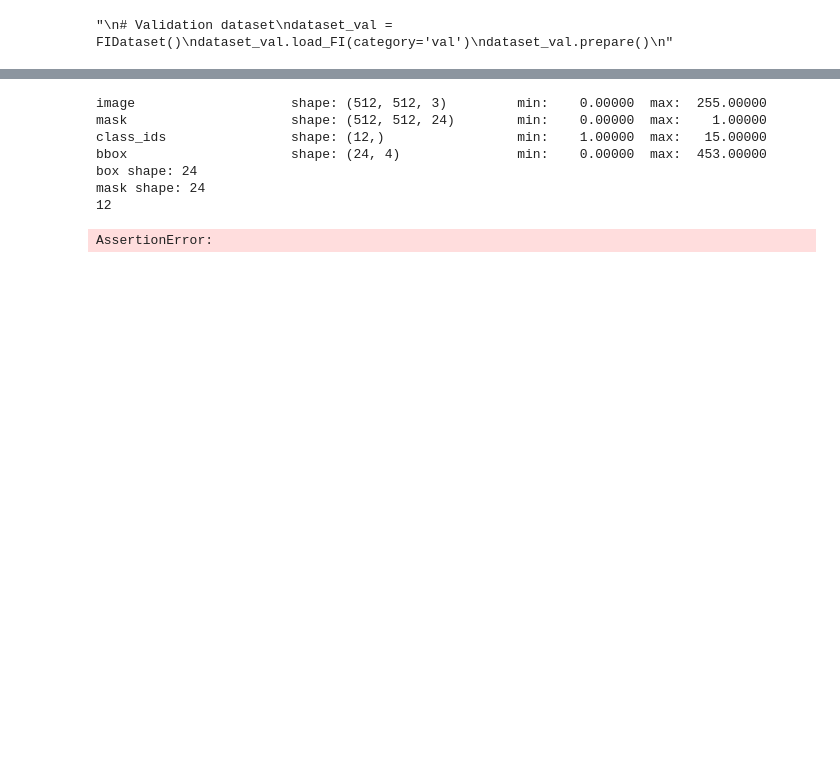
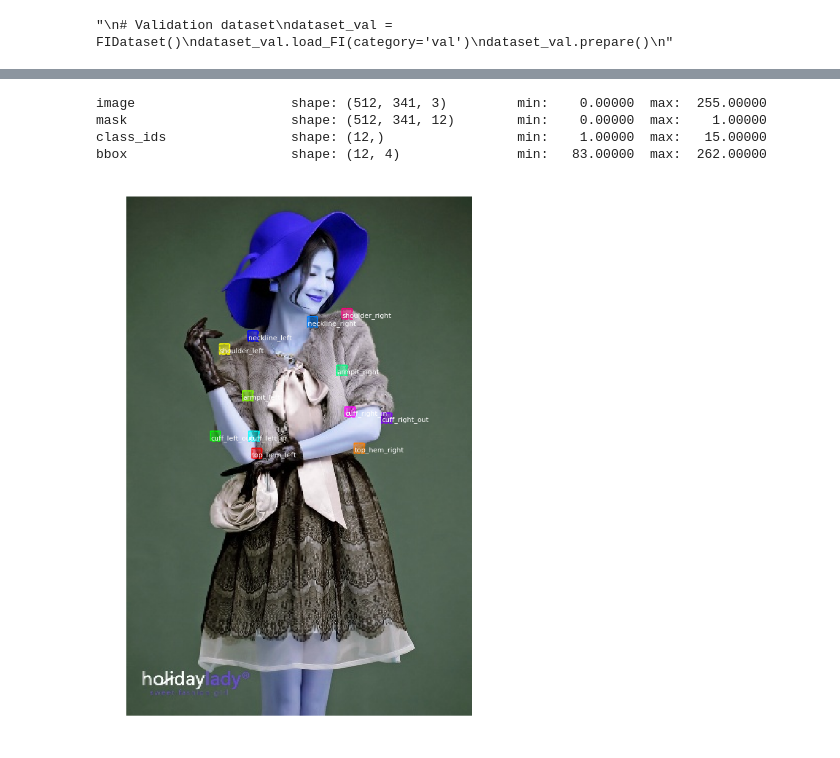
Before and after one commit to lzhbrian/FashionAI, a Jupyter notebook: FashionAI.ipynb, the cells around one changed output, grey strips where cells are left out. Saved outputs shown, nothing was run; the diff lists cells and outputs as text; code cells hidden in the pictures; blank space fills up the shorter version.

```diff
--- a/FashionAI.ipynb
+++ b/FashionAI.ipynb
@@ -204,9 +204,9 @@ class FIDataset(utils.Dataset):
             if bp[2] > -1: #AI数据编码为bp[2]=1为可见，=2为不可见，=3为不在图内或者不可推测，FI编码为=-1为不存在，0为不可见，1为可见
                 m[bp[1]-5:bp[1]+5, bp[0]-5:bp[0]+5, part_num] = 1
                 class_mask[part_num] = bp[2]+1
-                class_ids.append(part_num)
+                class_ids.append(part_num+1)
         if class_ids:
-            mask = m[:,:,class_ids]
+            mask = m[:,:,np.array(class_ids)-1]
             class_ids = np.array(class_ids, dtype=np.int32)
             return mask, class_ids, class_mask
         else:
@@ -266,7 +266,7 @@ def display_top_masks(image, mask, class_ids, class_names, limit=5):
         m = mask[:, :, np.where(class_ids == class_id)[0]]
         m = np.sum(m * np.arange(1, m.shape[-1] + 1), -1)
         to_display.append(m)
-        titles.append(class_names[class_id+1] if class_id != -1 else "-")
+        titles.append(class_names[class_id] if class_id != -1 else "-")
     visualize.display_images(to_display, titles=titles, cols=limit + 1, cmap="Blues_r")
 # %%
 # Load and display random samples
@@ -382,24 +382,21 @@ def display_instances(image, boxes, masks, class_ids, class_names,
 # %%
 image_id = random.choice(dataset_train.image_ids)
 image = dataset_train.load_image(image_id)
 mask, class_ids,_ = dataset_train.load_mask(image_id)
 # Compute Bounding box
 bbox = utils.extract_bboxes(mask)
 
 # Display image and additional stats
 #print("image_id ", image_id, dataset_train.image_reference(image_id))
 log("image", image)
 log("mask", mask)
 log("class_ids", class_ids)
 log("bbox", bbox)
 # Display image and instances
-display_instances(image, bbox, mask, class_ids, dataset_train.class_names)
+visualize.display_instances(image, bbox, mask, class_ids, dataset_train.class_names)
 # %% [output]
-image                    shape: (512, 512, 3)         min:    0.00000  max:  255.00000
-mask                     shape: (512, 512, 24)        min:    0.00000  max:    1.00000
+image                    shape: (512, 341, 3)         min:    0.00000  max:  255.00000
+mask                     shape: (512, 341, 12)        min:    0.00000  max:    1.00000
 class_ids                shape: (12,)                 min:    1.00000  max:   15.00000
-bbox                     shape: (24, 4)               min:    0.00000  max:  453.00000
-box shape: 24
-mask shape: 24
-12
+bbox                     shape: (12, 4)               min:   83.00000  max:  262.00000
-AssertionError:
+[figure, added]
```
Also changed, not shown: parts of 4 cells of this notebook.
